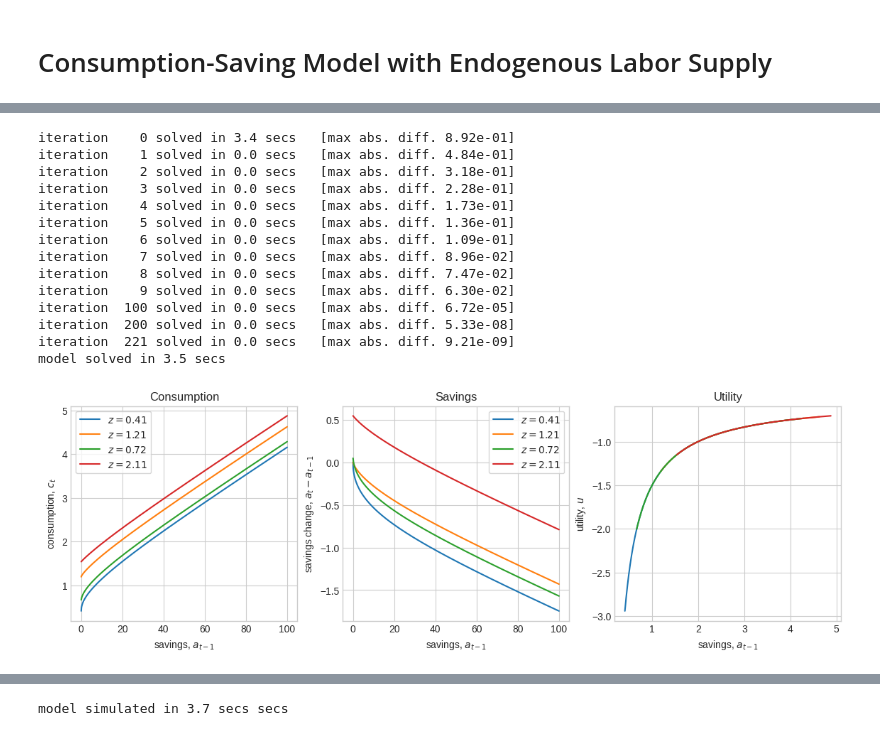
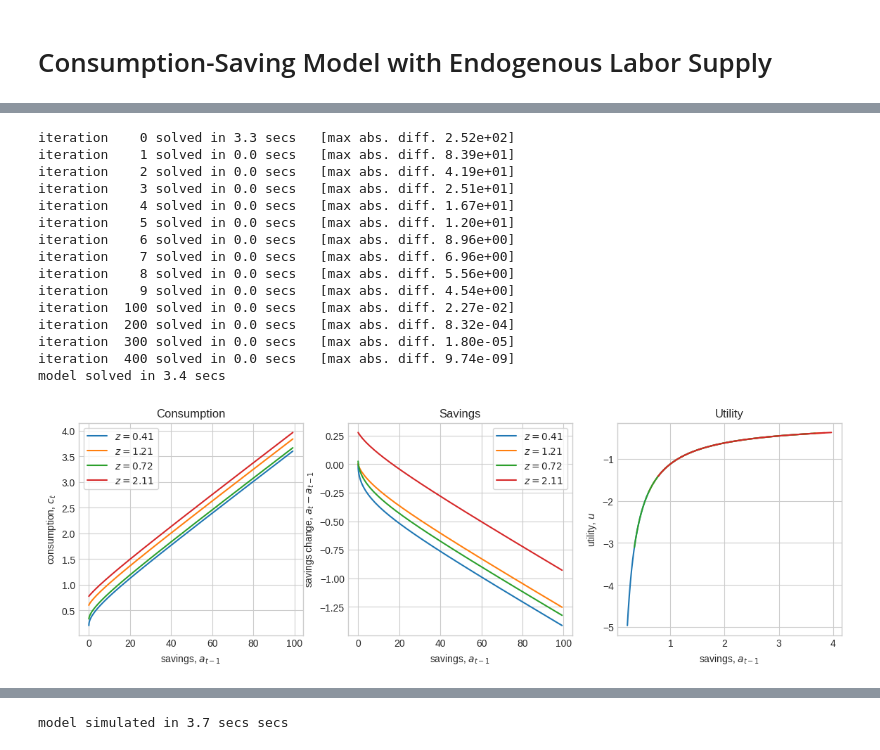
Before and after one commit to Bernseng/Dynamic-Programming-Project, a Jupyter notebook: consavlabor/ConSavModel.ipynb, the cells around one changed output, grey strips where cells are left out. Saved outputs shown, nothing was run; the diff lists cells and outputs as text; code cells hidden in the pictures.

```diff
--- a/consavlabor/ConSavModel.ipynb
+++ b/consavlabor/ConSavModel.ipynb
@@ -163,68 +103,68 @@ plt.show()
 # %%
-model2 = ConSavModelClass(name='exogenous_labor_supply')
+model_exo = ConSavModelClass(name='exogenous_labor_supply')
 
-par2 = model2.par
-sol2 = model2.sol
-sim2 = model2.sim
+sol_exo = model_exo.sol
+sim_exo = model_exo.sim
 
-model2.solve(do_print=True,algo='egm_exo')
+model_exo.solve(do_print=True,algo='egm_exo')
 # %% [output]
-iteration    0 solved in 3.4 secs   [max abs. diff. 8.92e-01]
-iteration    1 solved in 0.0 secs   [max abs. diff. 4.84e-01]
-iteration    2 solved in 0.0 secs   [max abs. diff. 3.18e-01]
-iteration    3 solved in 0.0 secs   [max abs. diff. 2.28e-01]
-iteration    4 solved in 0.0 secs   [max abs. diff. 1.73e-01]
-iteration    5 solved in 0.0 secs   [max abs. diff. 1.36e-01]
-iteration    6 solved in 0.0 secs   [max abs. diff. 1.09e-01]
-iteration    7 solved in 0.0 secs   [max abs. diff. 8.96e-02]
-iteration    8 solved in 0.0 secs   [max abs. diff. 7.47e-02]
-iteration    9 solved in 0.0 secs   [max abs. diff. 6.30e-02]
-iteration  100 solved in 0.0 secs   [max abs. diff. 6.72e-05]
-iteration  200 solved in 0.0 secs   [max abs. diff. 5.33e-08]
-iteration  221 solved in 0.0 secs   [max abs. diff. 9.21e-09]
-model solved in 3.5 secs
+iteration    0 solved in 3.3 secs   [max abs. diff. 2.52e+02]
+iteration    1 solved in 0.0 secs   [max abs. diff. 8.39e+01]
+iteration    2 solved in 0.0 secs   [max abs. diff. 4.19e+01]
+iteration    3 solved in 0.0 secs   [max abs. diff. 2.51e+01]
+iteration    4 solved in 0.0 secs   [max abs. diff. 1.67e+01]
+iteration    5 solved in 0.0 secs   [max abs. diff. 1.20e+01]
+iteration    6 solved in 0.0 secs   [max abs. diff. 8.96e+00]
+iteration    7 solved in 0.0 secs   [max abs. diff. 6.96e+00]
+iteration    8 solved in 0.0 secs   [max abs. diff. 5.56e+00]
+iteration    9 solved in 0.0 secs   [max abs. diff. 4.54e+00]
+iteration  100 solved in 0.0 secs   [max abs. diff. 2.27e-02]
+iteration  200 solved in 0.0 secs   [max abs. diff. 8.32e-04]
+iteration  300 solved in 0.0 secs   [max abs. diff. 1.80e-05]
+iteration  400 solved in 0.0 secs   [max abs. diff. 9.74e-09]
+model solved in 3.4 secs
 # %%
 fig = plt.figure(figsize=(14,4),dpi=100)
 
-I = par2.a_grid < 500
+I = par.a_grid < 100
 
 # a. consumption
 ax = fig.add_subplot(1,3,1)
 ax.set_title(f'Consumption')
 
-for i_z, z in enumerate(par2.z_grid):
-    if i_z % 3 == 0 or i_z == par2.Nz-1:
-        ax.plot(par2.a_grid[I], sol2.c[i_z, :][I], label=f'$z={z:.2f}$')
+for i_z, z in enumerate(par.z_grid):
+    if i_z % 3 == 0 or i_z == par.Nz-1:
+        ax.plot(par.a_grid[I], sol_exo.c[i_z, :][I], label=f'$z={z:.2f}$')
 
 ax.set_xlabel('savings, $a_{t-1}$')
 ax.set_ylabel('consumption, $c_t$')
 ax.legend(frameon=True)
 
 # Savings
 ax = fig.add_subplot(1,3,2)
 ax.set_title(f'Savings')
 
-for i_z, z in enumerate(par2.z_grid):
-    if i_z % 3 == 0 or i_z == par2.Nz-1:
-        ax.plot(par2.a_grid[I], sol2.a[i_z, :][I]-par2.a_grid[I],label=f'$z={z:.2f}$')
+for i_z, z in enumerate(par.z_grid):
+    if i_z % 3 == 0 or i_z == par.Nz-1:
+        ax.plot(par.a_grid[I], sol_exo.a[i_z, :][I]-par.a_grid[I],label=f'$z={z:.2f}$')
 
 ax.set_xlabel('savings, $a_{t-1}$')
 ax.set_ylabel('savings change, $a_t - a_{t-1}$')
 ax.legend(frameon=True)
 
 # Utility
 ax = fig.add_subplot(1,3,3)
 ax.set_title(f'Utility')
 
-for i_z, z in enumerate(par2.z_grid):
-    if i_z % 3 == 0 or i_z == par2.Nz-1:
-        ax.plot(sol2.c[i_z,:][I], sol2.u[i_z,:][I],label=f'$z={z:.2f}$')
+for i_z, z in enumerate(par.z_grid):
+    if i_z % 3 == 0 or i_z == par.Nz:
+        ax.plot(sol_exo.c[i_z,:][I], sol_exo.u[i_z,:][I],label=f'$z={z:.2f}$')
 
 ax.set_xlabel('savings, $a_{t-1}$')
 ax.set_ylabel('utility, $u$')
 
 plt.show()
 # %% [output]
-[figure, old version]
+[figure, new version]
 # %%
 tau_vec = [0.0,0.05,0.1,0.15,0.2,0.25]
```
Also changed, not shown: parts of 10 cells of this notebook, 4 other files.
